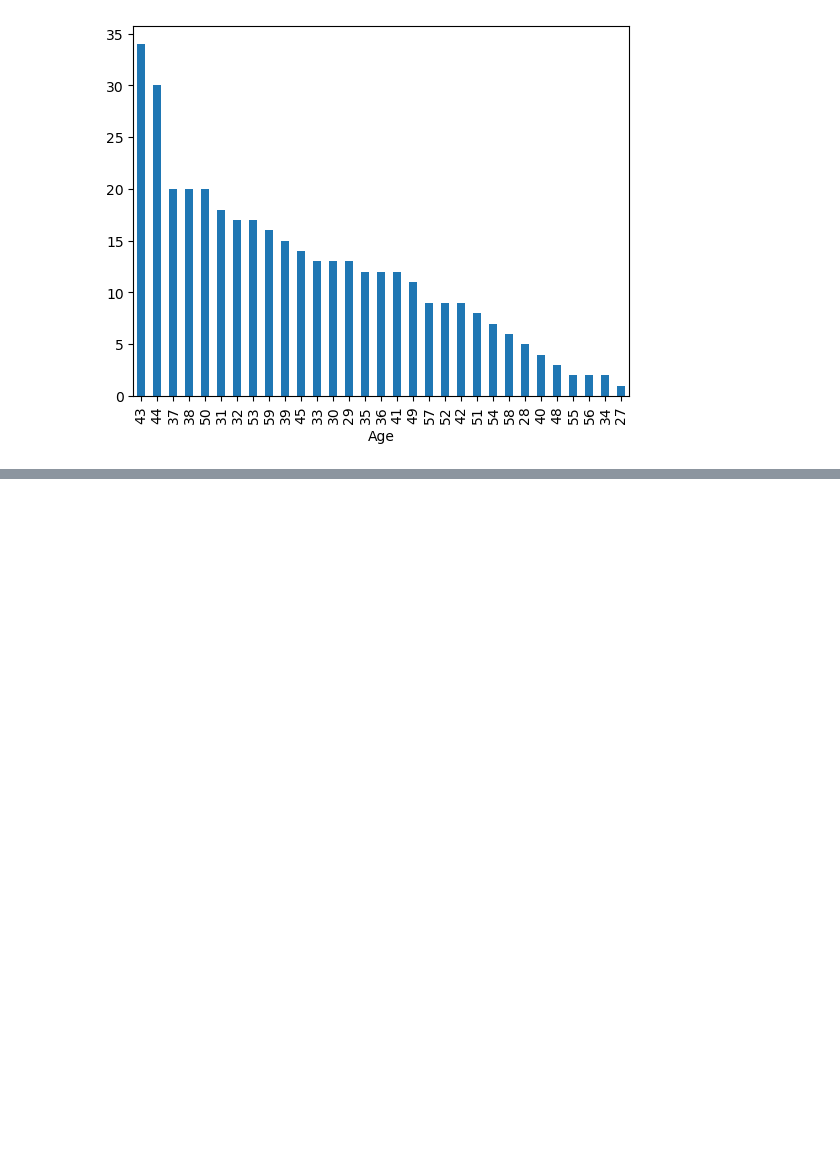
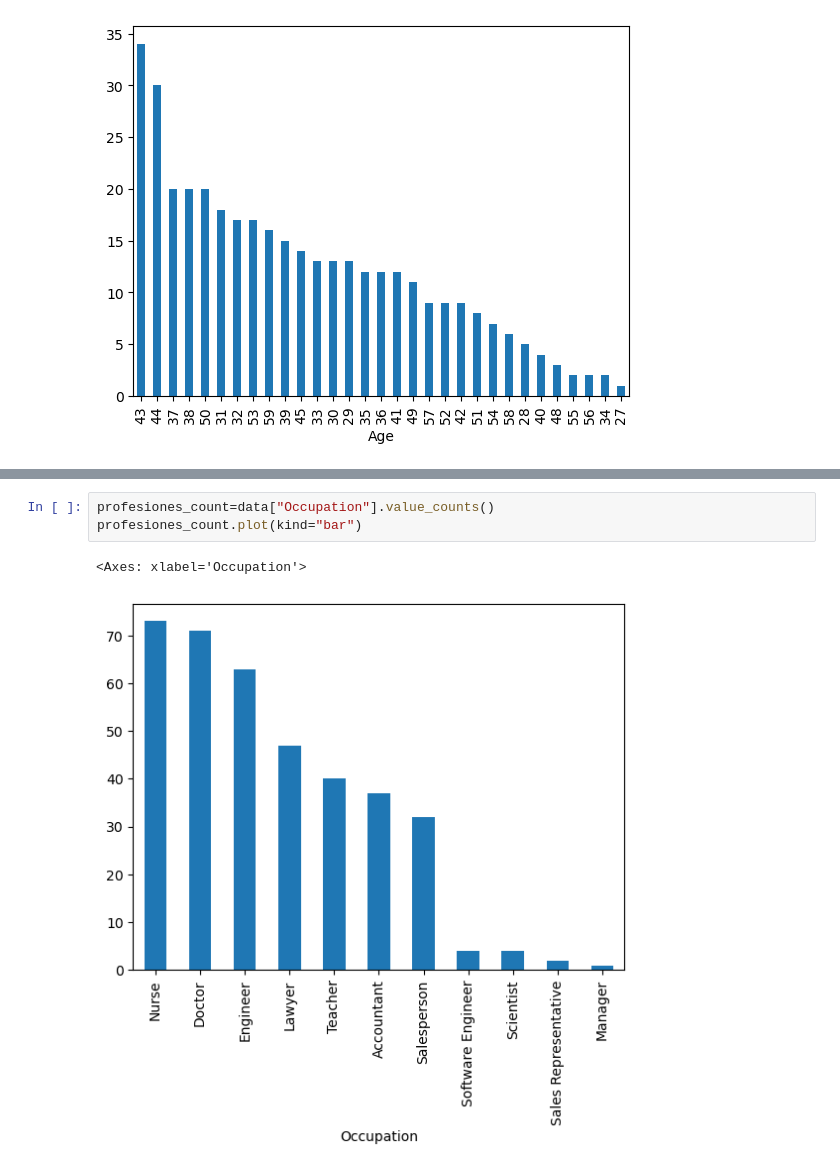
Before and after one commit to Brokolito/HAD-ModProba, a Jupyter notebook: data_work.ipynb, the cells around one changed output, grey strips where cells are left out. Cells and saved outputs as stored; diff of their text form; blank space fills up the shorter version.

```diff
--- a/data_work.ipynb
+++ b/data_work.ipynb
@@ -114,0 +117,6 @@ edades.plot(kind="bar")
+# %%
+profesiones_count=data["Occupation"].value_counts()
+profesiones_count.plot(kind="bar")
+# %% [output]
+<Axes: xlabel='Occupation'>
+[figure, added]
```
Also changed, not shown: parts of 1 cell of this notebook.
